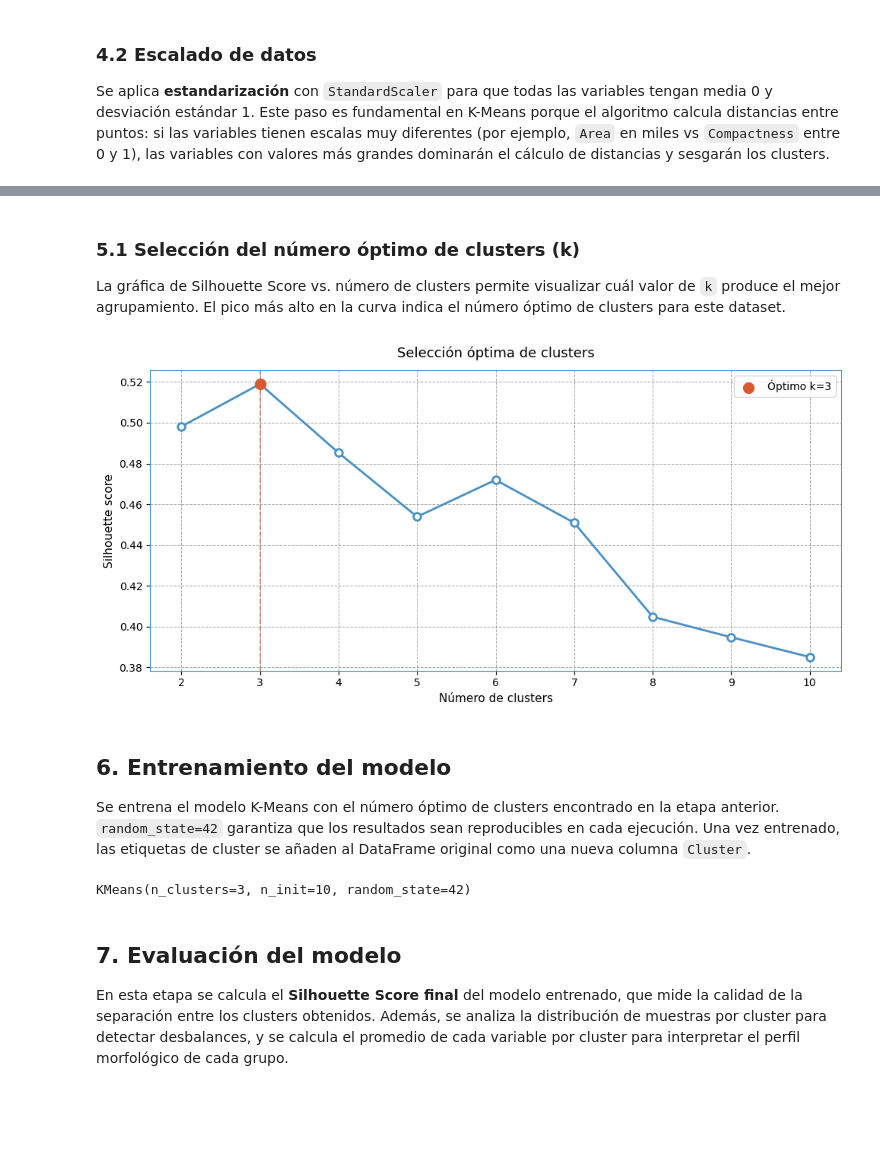
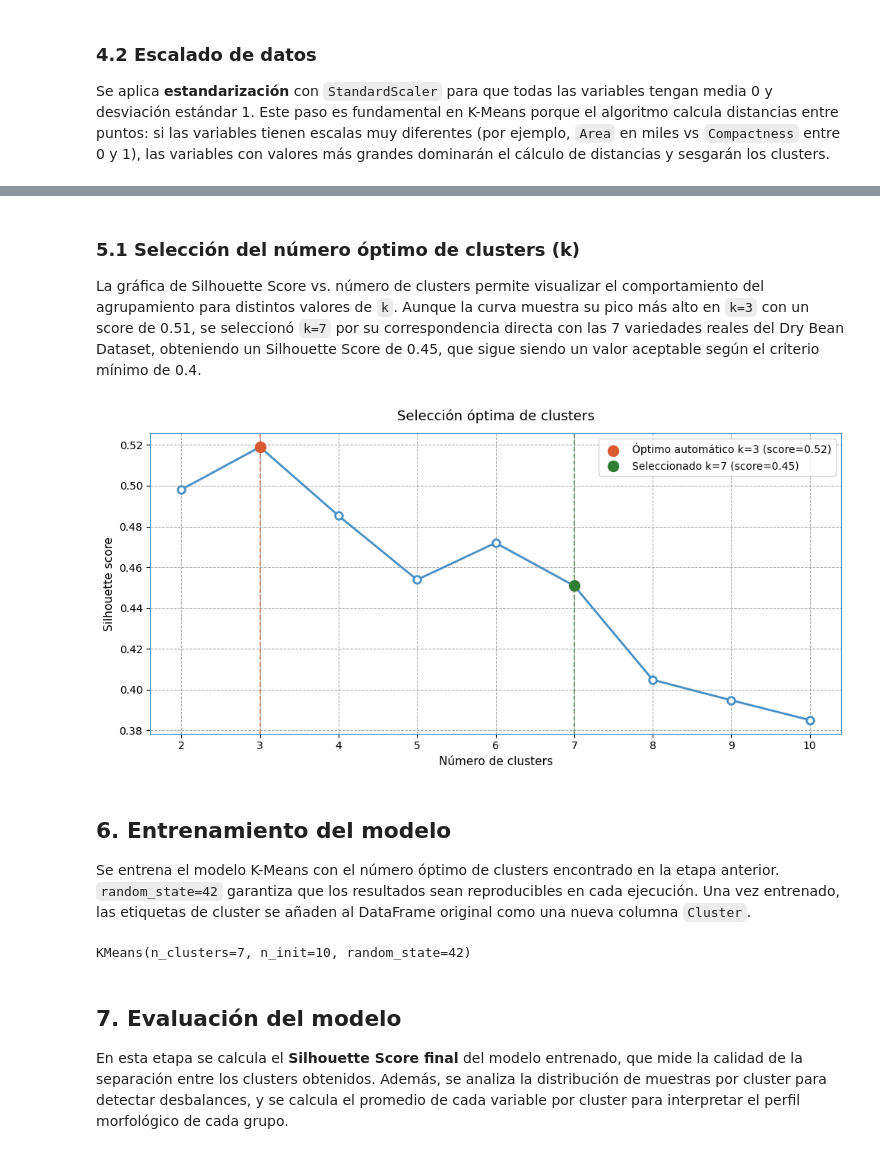
Before and after one commit to camilo-rod/k-beans, a Jupyter notebook: notebook/drybean.ipynb, the cells around one changed output, grey strips where cells are left out. Cells and saved outputs as stored; diff of their text form; code cells hidden in the pictures; blank space fills up the shorter version.

```diff
--- a/notebook/drybean.ipynb
+++ b/notebook/drybean.ipynb
@@ -352,36 +352,43 @@ Mejor Silhouette Score: 0.5190007679364604
 # %% [markdown]
 ### 5.1 Selección del número óptimo de clusters (k)
 
-La gráfica de Silhouette Score vs. número de clusters permite visualizar cuál valor de `k` produce el mejor agrupamiento. El pico más alto en la curva indica el número óptimo de clusters para este dataset.
+La gráfica de Silhouette Score vs. número de clusters permite visualizar el comportamiento del agrupamiento para distintos valores de `k`. Aunque la curva muestra su pico más alto en `k=3` con un score de 0.51, se seleccionó `k=7` por su correspondencia directa con las 7 variedades reales del Dry Bean Dataset, obteniendo un Silhouette Score de 0.45, que sigue siendo un valor aceptable según el criterio mínimo de 0.4.
 # %%
 fig, ax = plt.subplots(figsize=(10, 5))
 
 ax.plot(K, silhouette_scores, marker='o', color='#4a90c4', linewidth=2,
         markersize=7, markerfacecolor='white', markeredgecolor='#4a90c4', markeredgewidth=2)
 
-# Marca el punto óptimo
-best_k = K[silhouette_scores.index(max(silhouette_scores))]
-best_score = max(silhouette_scores)
+# Punto óptimo automático (k=3)
+auto_k = K[silhouette_scores.index(max(silhouette_scores))]
+auto_score = max(silhouette_scores)
 
-ax.scatter([best_k], [best_score], color='#d85a30', zorder=5, s=100, label=f'Óptimo k={best_k}')
-ax.axvline(x=best_k, color='#d85a30', linestyle='--', linewidth=1.2, alpha=0.7)
+ax.scatter([auto_k], [auto_score], color='#d85a30', zorder=5, s=100, label=f'Óptimo automático k={auto_k} (score={auto_score:.2f})')
+ax.axvline(x=auto_k, color='#d85a30', linestyle='--', linewidth=1.2, alpha=0.7)
+
+# Punto seleccionado (k=7)
+selected_k = 7
+selected_score = silhouette_scores[selected_k - 2]  # K empieza en 2
+
+ax.scatter([selected_k], [selected_score], color='#2e7d32', zorder=5, s=100, label=f'Seleccionado k={selected_k} (score={selected_score:.2f})')
+ax.axvline(x=selected_k, color='#2e7d32', linestyle='--', linewidth=1.2, alpha=0.7)
 
 ax.set_xlabel('Número de clusters', fontsize=11)
 ax.set_ylabel('Silhouette score', fontsize=11)
 ax.set_title('Selección óptima de clusters', fontsize=13, pad=12)
 ax.set_xticks(K)
 ax.grid(linestyle='--', linewidth=0.7, alpha=0.7, color='gray')
 ax.set_axisbelow(True)
 ax.legend(fontsize=10)
 
 for spine in ax.spines.values():
     spine.set_edgecolor('#4a90c4')
     spine.set_linewidth(0.8)
 
 plt.tight_layout()
 plt.show()
 # %% [output]
-[figure, old version]
+[figure, new version]
 # %% [markdown]
 
 ## 6. Entrenamiento del modelo
@@ -396,7 +403,7 @@ kmeans = KMeans(
 
 kmeans.fit(X_scaled)
 # %% [output]
-KMeans(n_clusters=3, n_init=10, random_state=42)
+KMeans(n_clusters=7, n_init=10, random_state=42)
 # %%
 df['Cluster'] = kmeans.labels_
 # %% [markdown]
```
Also changed, not shown: parts of 7 cells of this notebook.
